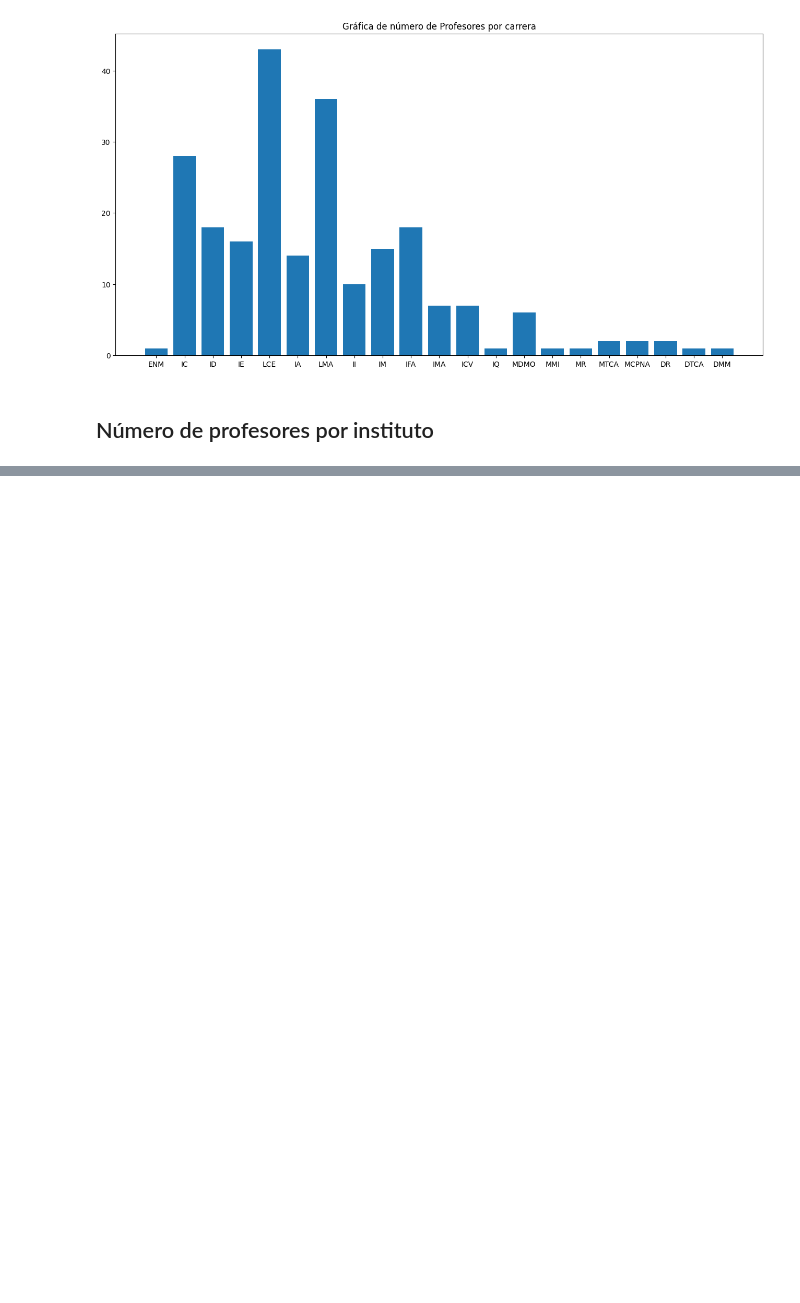
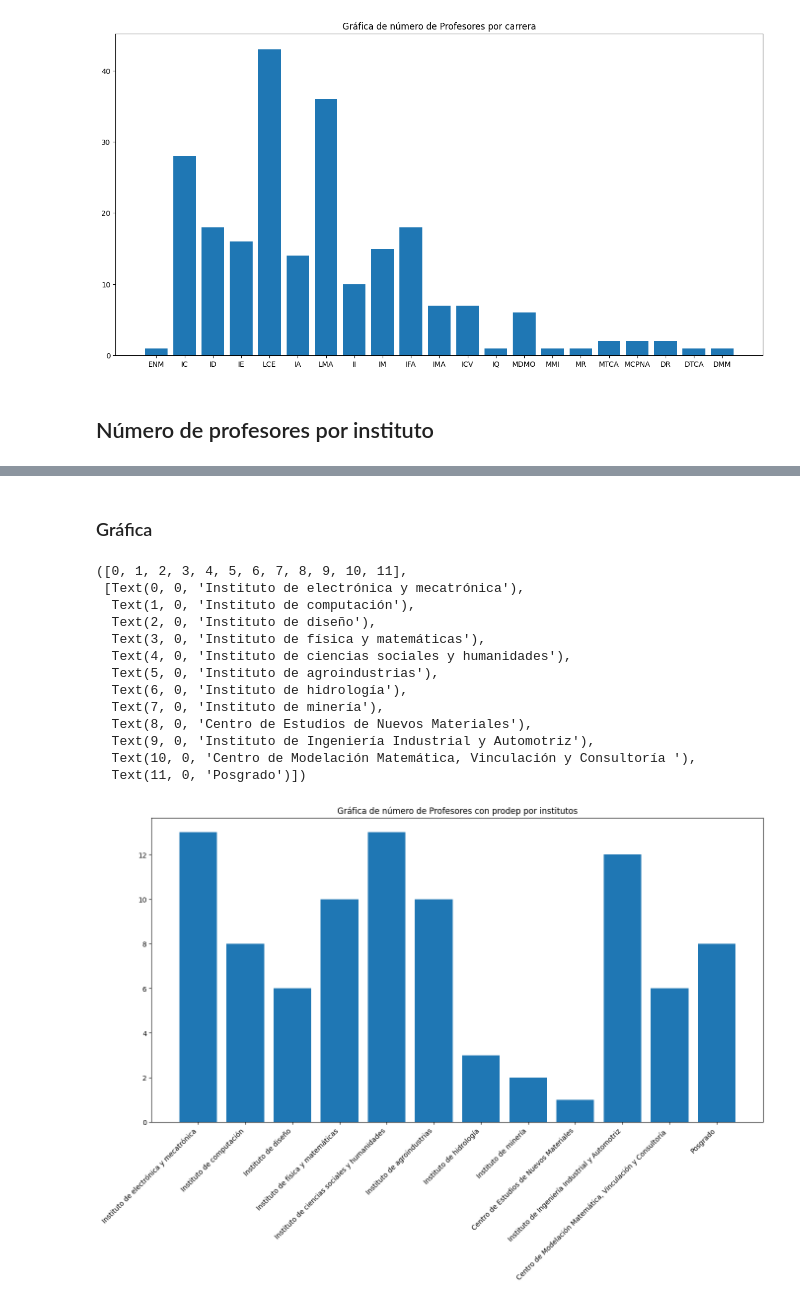
Before and after one commit to cosijoeza/semestre-1, a Jupyter notebook: databases/classes/csv-dataframe.ipynb, the cells around one changed output, grey strips where cells are left out. Saved outputs shown, nothing was run; the diff lists cells and outputs as text; code cells hidden in the pictures; blank space fills up the shorter version.

```diff
--- a/databases/classes/csv-dataframe.ipynb
+++ b/databases/classes/csv-dataframe.ipynb
@@ -160,0 +211,3 @@ Text(0.5, 1.0, 'Gráfica de número de Profesores por carrera')
+# %%
+prodep_df = pd.read_csv("../data/prodep.csv")
+prodep_df
@@ -160,0 +228,23 @@ Text(0.5, 1.0, 'Gráfica de número de Profesores por carrera')
+# %% [markdown]
+### Gráfica
+# %%
+plt.figure(figsize=(16,8))
+plt.bar(prodep_df['nombre'],prodep_df['cantidad'])
+plt.title("UTM")
+plt.title("Gráfica de número de Profesores con prodep por institutos")
+plt.xticks(rotation=45, ha="right", fontsize=10)
+# %% [output]
+([0, 1, 2, 3, 4, 5, 6, 7, 8, 9, 10, 11],
+ [Text(0, 0, 'Instituto de electrónica y mecatrónica'),
+  Text(1, 0, 'Instituto de computación'),
+  Text(2, 0, 'Instituto de diseño'),
+  Text(3, 0, 'Instituto de física y matemáticas'),
+  Text(4, 0, 'Instituto de ciencias sociales y humanidades'),
+  Text(5, 0, 'Instituto de agroindustrias'),
+  Text(6, 0, 'Instituto de hidrología'),
+  Text(7, 0, 'Instituto de minería'),
+  Text(8, 0, 'Centro de Estudios de Nuevos Materiales'),
+  Text(9, 0, 'Instituto de Ingeniería Industrial y Automotriz'),
+  Text(10, 0, 'Centro de Modelación Matemática, Vinculación y Consultoría '),
+  Text(11, 0, 'Posgrado')])
+[figure, added]
```
Also changed, not shown: parts of 20 cells of this notebook, 8 other files.
